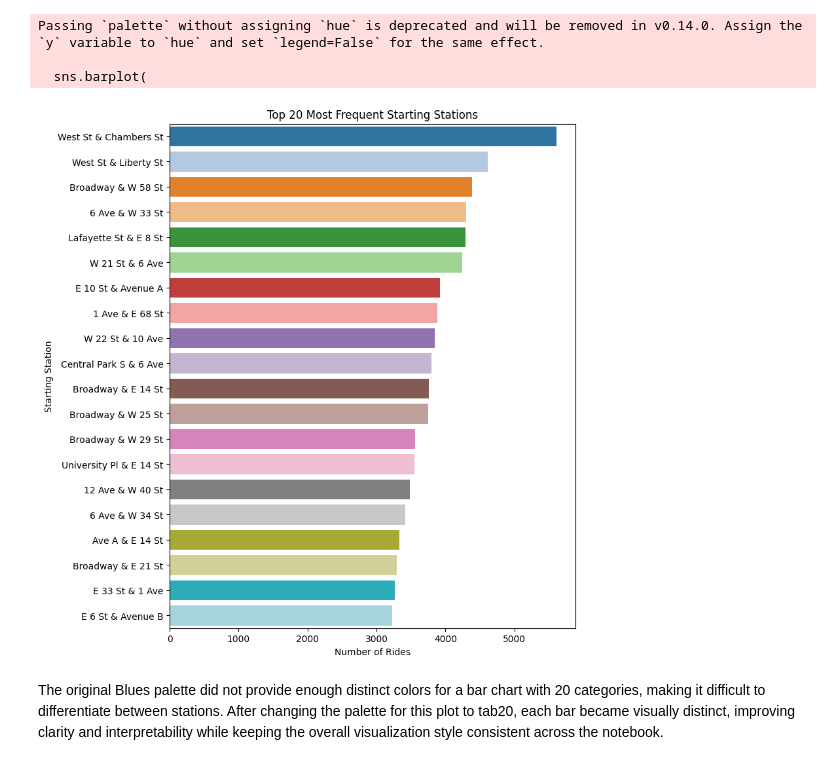
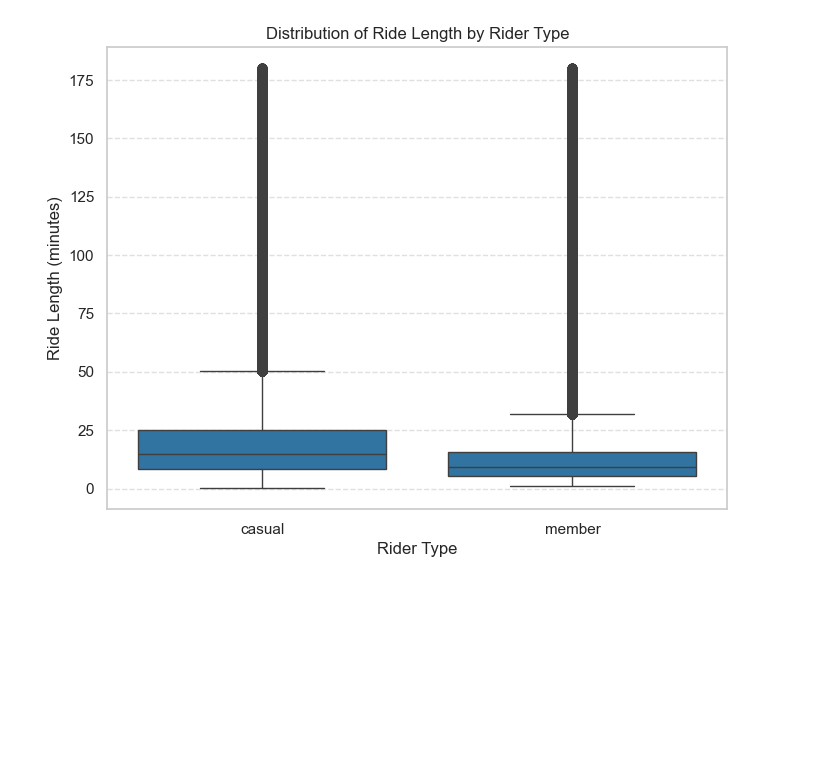
Before and after one commit to saraseid1/citibike-weather-project, a Jupyter notebook: 2.4_exercise.ipynb, the cells around one changed output. Cells and saved outputs as stored; diff of their text form; code cells hidden in the pictures; blank space fills up the shorter version.

```diff
--- a/2.4_exercise.ipynb
+++ b/2.4_exercise.ipynb
@@ -8,3 +35,0 @@ sns.set_theme(style="whitegrid", palette="Blues")
-# %%
-bike = pd.read_csv("citibike_2022_full.csv")
-weather = pd.read_csv("lga_weather_2022.csv")
@@ -62,20 +154,24 @@ plt.show()
+# %%
+# Create ride length in minutes
+bike["ended_at"] = pd.to_datetime(bike["ended_at"], errors="coerce")
+bike["ride_length"] = (bike["ended_at"] - bike["started_at"]).dt.total_seconds() / 60
+
+# Remove invalid or extreme values
+bike_box = bike[
+    (bike["ride_length"] > 0) & (bike["ride_length"] <= 180)
+].copy()
 # %%
-plt.figure(figsize=(8, 10))
-sns.barplot(
-    data=top_20_stations,
-    x="ride_count",
-    y="start_station",
-    palette="tab20"
+plt.figure(figsize=(8, 6))
+#step 6
+sns.boxplot(
+    data=bike_box,
+    x="member_casual",
+    y="ride_length"
 )
 
-plt.title("Top 20 Most Frequent Starting Stations")
-plt.xlabel("Number of Rides")
-plt.ylabel("Starting Station")
+plt.title("Distribution of Ride Length by Rider Type")
+plt.xlabel("Rider Type")
+plt.ylabel("Ride Length (minutes)")
 plt.show()
 # %% [output]
-Passing `palette` without assigning `hue` is deprecated and will be removed in v0.14.0. Assign the `y` variable to `hue` and set `legend=False` for the same effect.
-
-  sns.barplot(
-[figure, old version]
+[figure, new version]
-# %% [markdown]
-The original Blues palette did not provide enough distinct colors for a bar chart with 20 categories, making it difficult to differentiate between stations. After changing the palette for this plot to tab20, each bar became visually distinct, improving clarity and interpretability while keeping the overall visualization style consistent across the notebook.
```
Also changed, not shown: parts of 18 cells of this notebook.
